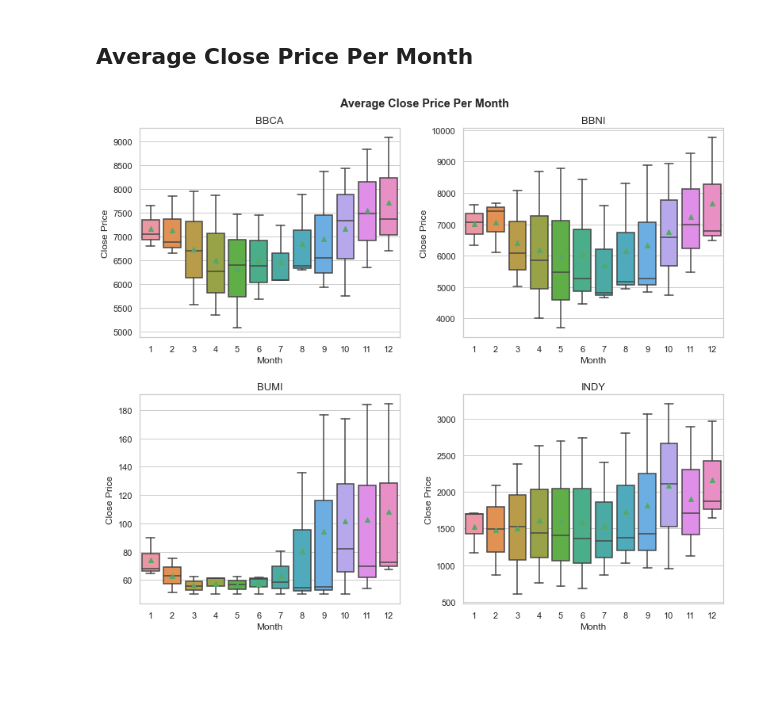
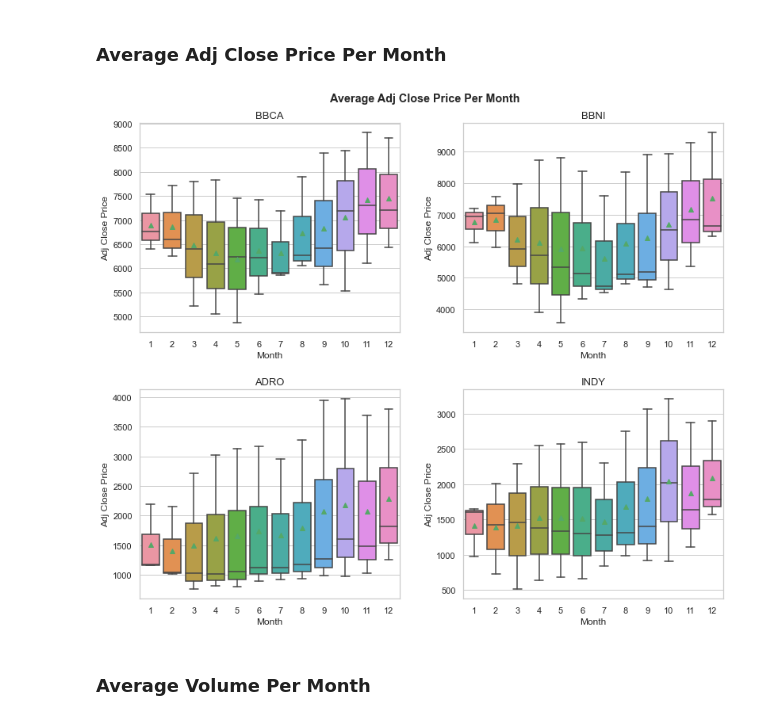
Before and after one commit to crypter70/Stocks-Prediction, a Jupyter notebook: Stocks Data Exploration.ipynb, the cells around one changed output. Cells and saved outputs as stored; diff of their text form; code cells hidden in the pictures; blank space fills up the shorter version.

```diff
--- a/Stocks Data Exploration.ipynb
+++ b/Stocks Data Exploration.ipynb
@@ -107,13 +157,13 @@ fig, axes = plt.subplots(2, 2, figsize=(14, 8))
 fig.tight_layout()
 fig.tight_layout(pad=5)
 
-fig.suptitle(f'{chart2}', fontweight='bold')
+fig.suptitle(f'{chart}', fontweight='bold')
 
 for x, y, ax in zip(stock_list, stock_code, axes.ravel()):
-    ax.plot('Date', 'Close',data=globals()[x])
+    ax.plot('Date', 'Adj Close',data=globals()[x])
     ax.set_title(y)
     ax.grid(False)
-    ax.set_ylabel('Close Price')
+    ax.set_ylabel('Adj Close Price')
     ax.tick_params(axis='x', rotation=45)
 
 plt.show()
@@ -131,9 +205,9 @@ Markdown("""
 # %%
-fig, axes = plt.subplots(2, 2, figsize=(14, 8))
+fig, axes = plt.subplots(4, 1, figsize=(14, 14))
 fig.tight_layout()
 fig.tight_layout(pad=5)
 
-fig.suptitle(f'{chart3}', fontweight='bold')
+fig.suptitle(f'{chart}', fontweight='bold')
 
 for x, y, ax in zip(stock_list, stock_code, axes.ravel()):
     ax.plot('Date', 'Volume',data=globals()[x])
@@ -159,14 +233,14 @@ fig, axes = plt.subplots(2, 2, figsize=(8, 6))
 fig.tight_layout()
 fig.tight_layout(pad=4)
 
-fig.suptitle(f'{chart4}', fontweight='bold')
+fig.suptitle(f'{chart}', fontweight='bold')
 
-g_stock = ['g_bbca', 'g_bbni', 'g_bumi', 'g_indy']
+g_stock = ['g_bbca', 'g_bbni', 'g_adro', 'g_indy']
 
 for x, y, z, ax in zip(stock_list, g_stock, stock_code, axes.flatten()):
-    y = sns.boxplot(x='Close', data=globals()[x], showmeans=True, ax=ax)
+    y = sns.boxplot(x='Adj Close', data=globals()[x], showmeans=True, ax=ax)
     y.set_title(z ,fontweight="normal", size=13, y=1)
-    y.set_xlabel('Close Price', fontsize = 12)
+    y.set_xlabel('Adj Close Price', fontsize = 12)
 
 plt.show()
 # %% [output]
@@ -173,0 +257,15 @@ plt.show()
+# %%
+fig, axes = plt.subplots(2, 2, figsize=(8, 6))
+fig.tight_layout()
+fig.tight_layout(pad=4)
+
+fig.suptitle(f'{chart}', fontweight='bold')
+
+g_stock = ['g_bbca', 'g_bbni', 'g_adro', 'g_indy']
+
+for x, y, z, ax in zip(stock_list, g_stock, stock_code, axes.flatten()):
+    y = sns.boxplot(x='Volume', data=globals()[x], showmeans=True, ax=ax)
+    y.set_title(z ,fontweight="normal", size=13, y=1)
+    y.set_xlabel('Adj Close Price', fontsize = 12)
+
+plt.show()
@@ -174,30 +274,39 @@ plt.show()
 # %%
-chart5 = 'Average Close Price Per Month'
+chart = 'Average Adj Close Price Per Month'
 
 Markdown("""
-## {title}
-""".format(title=chart5))
+### {title}
+""".format(title=chart))
 # %% [output]
 
-## Average Close Price Per Month
+### Average Adj Close Price Per Month
 # %%
 fig, axes = plt.subplots(2, 2, figsize=(12, 10))
 fig.tight_layout()
 fig.tight_layout(pad=4)
 
-stock_resample = ['bbca_sample', 'bbni_sample', 'bumi_sample', 'indy_sample']
+stock_resample = ['bbca_sample', 'bbni_sample', 'adro_sample', 'indy_sample']
 
 for x, y in zip(stock_list, stock_resample):
     globals()[y] = globals()[x].resample('M', on='Date').mean()
 
-fig.suptitle(f'{chart5}', fontweight='bold')
+fig.suptitle(f'{chart}', fontweight='bold')
 
 for x, y, z, ax in zip(stock_resample, g_stock, stock_code, axes.flatten()):
-    y = sns.boxplot(y="Open",x=globals()[x].index.month, data=globals()[x], showmeans=True, ax=ax)
+    y = sns.boxplot(y="Adj Close",x=globals()[x].index.month, data=globals()[x], showmeans=True, ax=ax)
     y.set_title(z, fontweight="normal", size=13, y=1)
     y.set_xlabel('Month', fontsize = 12)
-    y.set_ylabel('Close Price')
+    y.set_ylabel('Adj Close Price')
 
 plt.show()
 # %% [output]
-[figure, old version]
+[figure, new version]
+# %%
+chart = 'Average Volume Per Month'
+
+Markdown("""
+### {title}
+""".format(title=chart))
+# %% [output]
+
+### Average Volume Per Month
```
Also changed, not shown: parts of 80 cells of this notebook, 10 other files.
